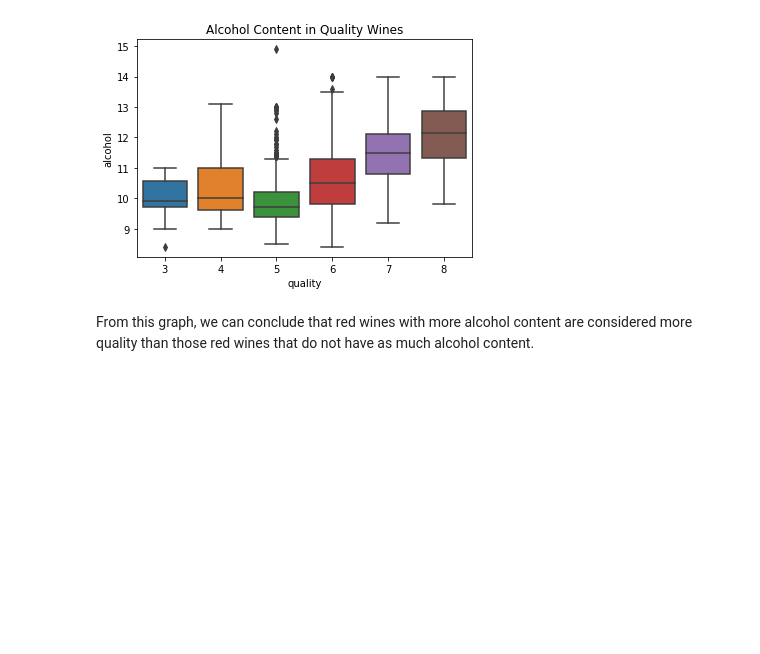
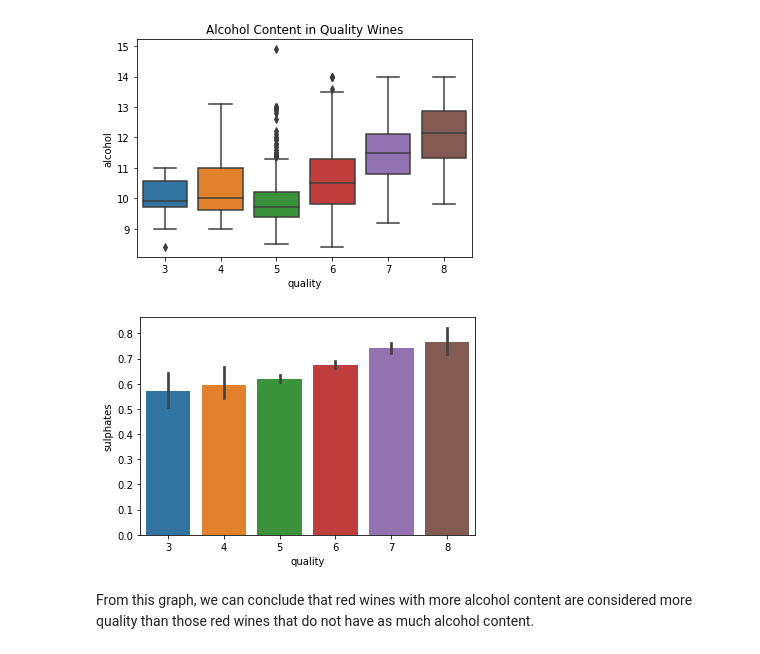
Before and after one commit to ktpatrick8/final-countdown, a Jupyter notebook: Red Wine Graphs .ipynb, the cells around one changed output. Cells and saved outputs as stored; diff of their text form; code cells hidden in the pictures; blank space fills up the shorter version.

```diff
--- a/Red Wine Graphs .ipynb
+++ b/Red Wine Graphs .ipynb
@@ -68,7 +83,7 @@ Alcohol, Sulphates, Residual Sugar, Citric Acid, and Fixed Acidity correlate pos
 # %% [markdown]
 Alcohol in Quality Wines
 # %%
-alcohol_box = sns.boxplot(x='quality', y='alcohol', data=df)
+alcohol_box = sns.boxplot(x='quality', y='alcohol', data=red_table_df)
 alcohol_box.set(title="Alcohol Content in Quality Wines")
 plt.savefig('rw_alcohol.png')
 # %% [output]
@@ -80,3 +91,9 @@ plt.savefig('rw_alcohol.png')
+# %%
+sulphates_bar = sns.barplot(x='quality', y='sulphates', data=red_table_df)
+alcohol_box.set(title="Alcohol Content in Quality Wines")
+plt.savefig('rw_alcohol.png')
+# %% [output]
+[figure, added]
 # %% [markdown]
 From this graph, we can conclude that red wines with more alcohol content are considered more quality than those red wines that do not have as much alcohol content.
 # %% [markdown]
```
Also changed, not shown: parts of 9 cells of this notebook, 2 other files.
